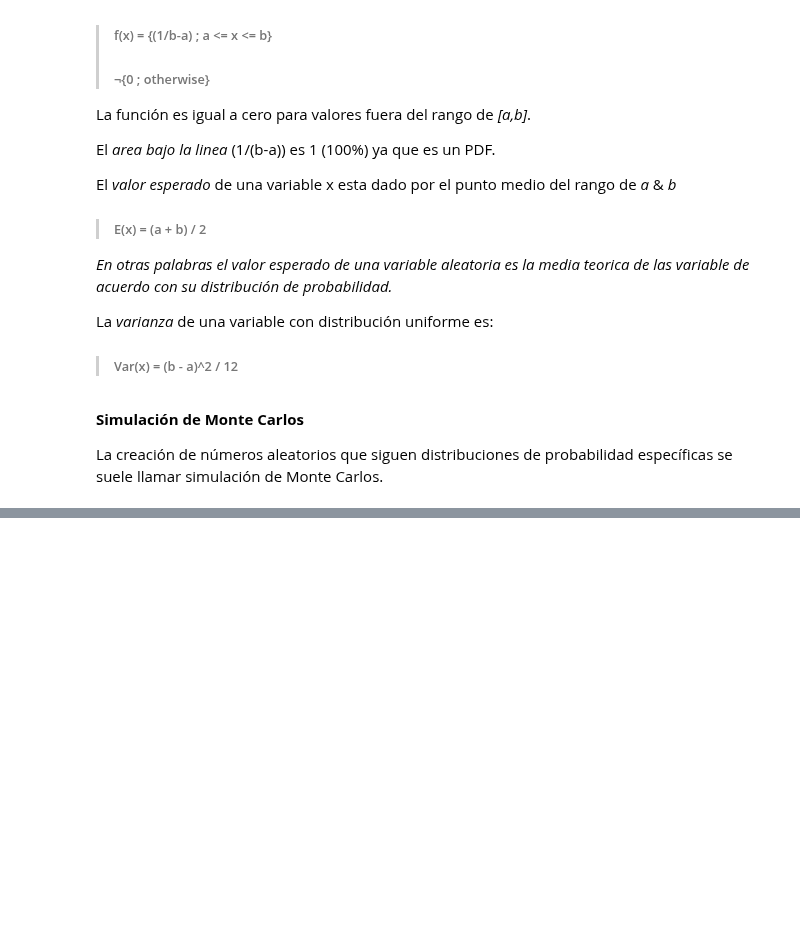
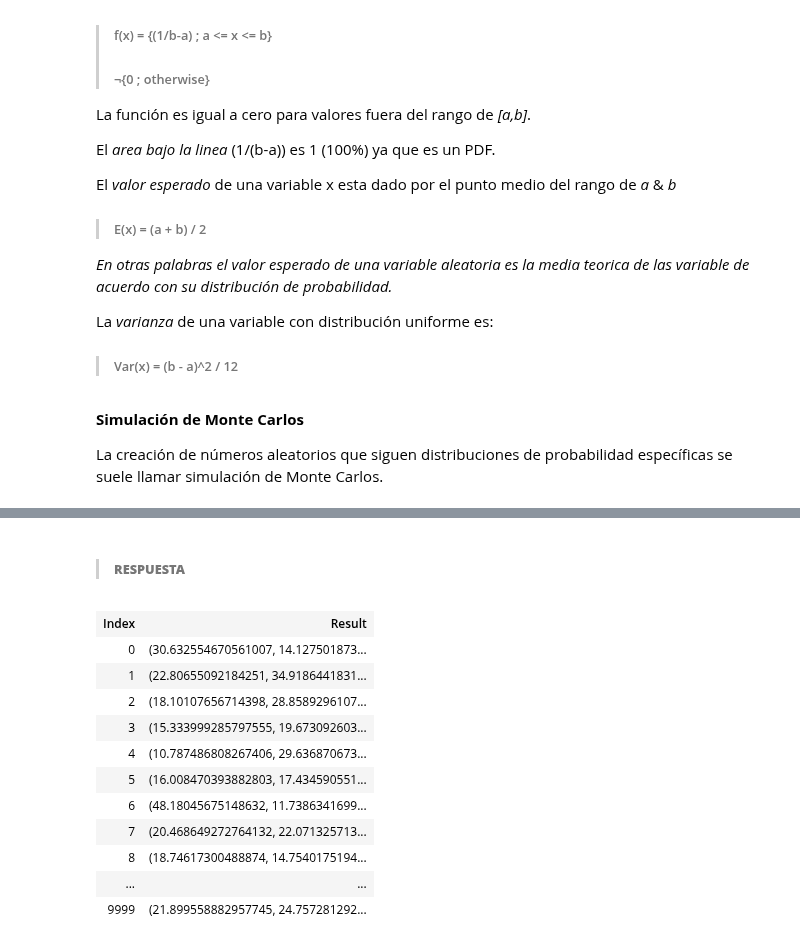
Before and after one commit to AnHrt/StatisticsII, a Jupyter notebook: A01369984_W2.ipynb, the cells around one changed output, grey strips where cells are left out. Saved outputs shown, nothing was run; the diff lists cells and outputs as text; code cells hidden in the pictures; blank space fills up the shorter version.

```diff
--- a/A01369984_W2.ipynb
+++ b/A01369984_W2.ipynb
@@ -112,0 +147,24 @@ plt.show()
+# %% [markdown]
+> ###### **RESPUESTA**
+# %%
+# Generar 10.000 grupos de 25 variables aleatorias NORMALES
+# con media=20 y SD=10. Se obtendra una matriz de 10.000 filas y 25 columnas
+
+# Define la probabilidad como un vector de 25 numeros aleatorios uniformes
+P = Normal(mean=20, sd=10) ** 25
+RANDOMVECTOR = RV(P)                # Definir un vector de variables aleatorias con 25 valores
+ymatrix=RANDOMVECTOR.sim(10000)     # Simular 10,000 vectores para obtener una matriz
+ymatrix
+# %% [output]
+| Index | Result |
+| 0 | (30.632554670561007, 14.127501873... |
+| 1 | (22.80655092184251, 34.9186441831... |
+| 2 | (18.10107656714398, 28.8589296107... |
+| 3 | (15.333999285797555, 19.673092603... |
+| 4 | (10.787486808267406, 29.636870673... |
+| 5 | (16.008470393882803, 17.434590551... |
+| 6 | (48.18045675148632, 11.7386341699... |
+| 7 | (20.468649272764132, 22.071325713... |
+| 8 | (18.74617300488874, 14.7540175194... |
+| ... | ... |
+| 9999 | (21.899558882957745, 24.757281292... |
```
Also changed, not shown: parts of 25 cells of this notebook.
